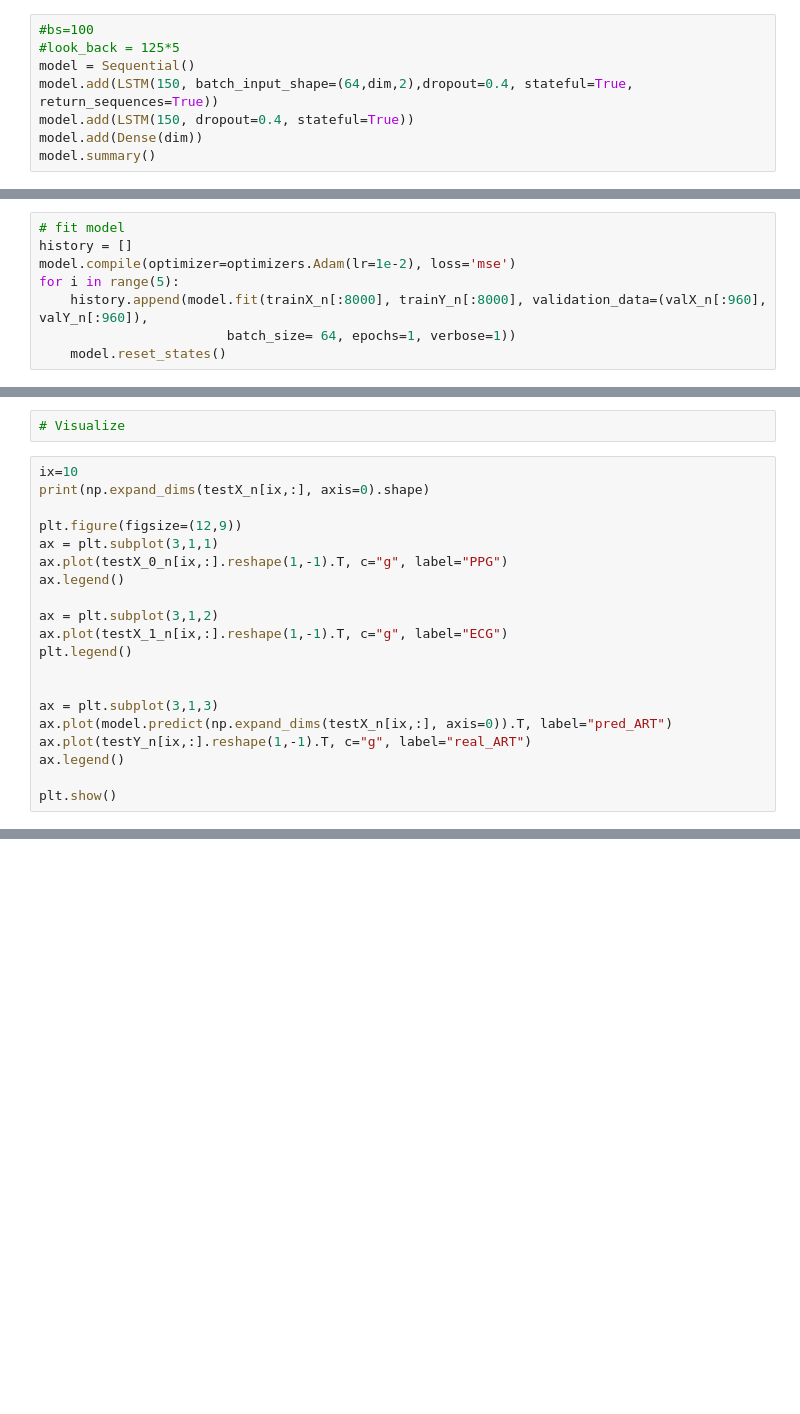
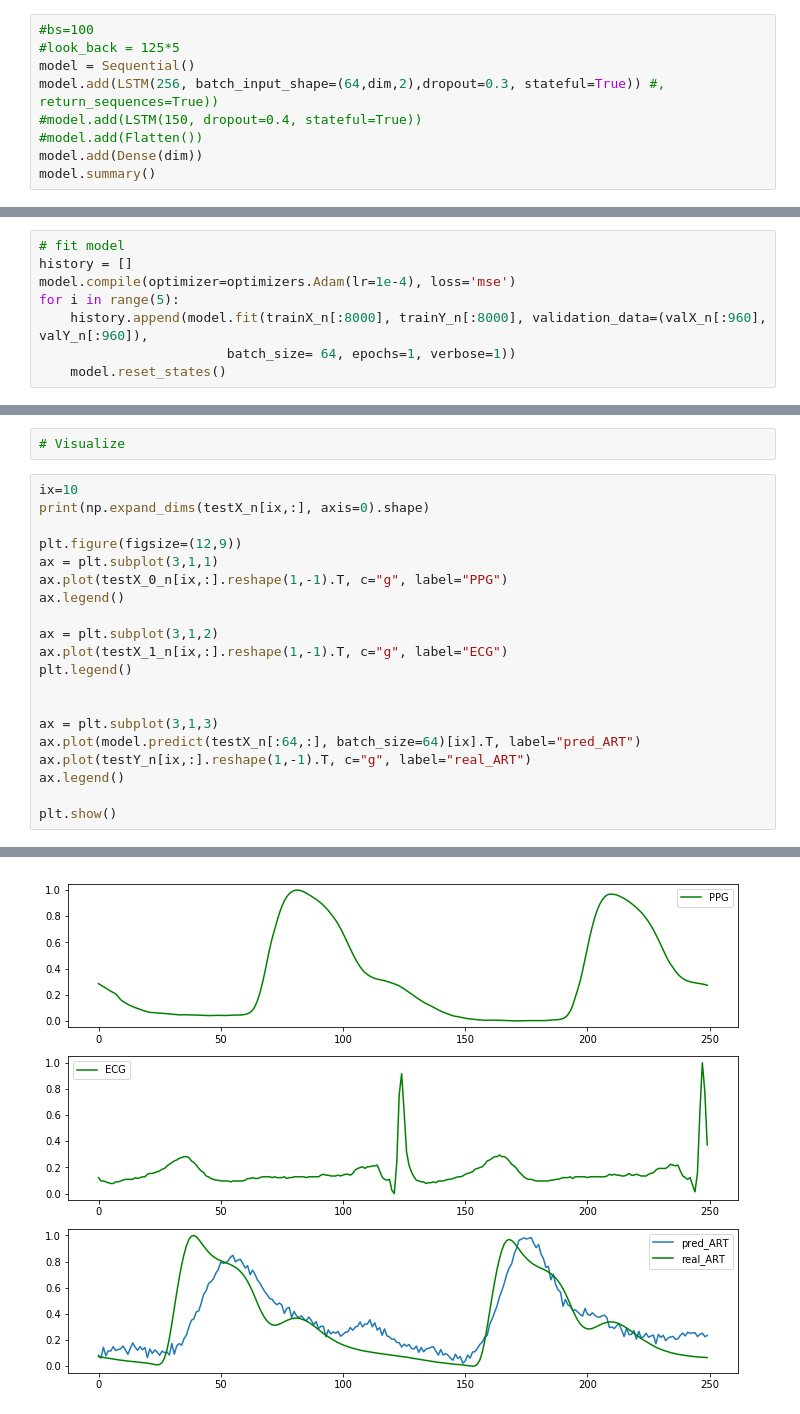
Before and after one commit to xrafael/ecgPpg2Art, a Jupyter notebook: 2sec/keras_lstm_with_bs.ipynb, the cells around one changed output, grey strips where cells are left out. Saved outputs shown, nothing was run; the diff lists cells and outputs as text; blank space fills up the shorter version.

Commit message:
Adding LSTM with cache

```diff
--- a/2sec/keras_lstm_with_bs.ipynb
+++ b/2sec/keras_lstm_with_bs.ipynb
@@ -113,8 +113,9 @@ print(trainX_n.shape, valX_n.shape, testX_n.shape, trainY_n.shape, valY_n.shape,
 #bs=100
 #look_back = 125*5
 model = Sequential()
-model.add(LSTM(150, batch_input_shape=(64,dim,2),dropout=0.4, stateful=True, return_sequences=True))
-model.add(LSTM(150, dropout=0.4, stateful=True))
+model.add(LSTM(256, batch_input_shape=(64,dim,2),dropout=0.3, stateful=True)) #, return_sequences=True))
+#model.add(LSTM(150, dropout=0.4, stateful=True))
+#model.add(Flatten())
 model.add(Dense(dim))
 model.summary()
 # %% [output]
@@ -134,7 +133,7 @@ _________________________________________________________________
 # %%
 # fit model
 history = []
-model.compile(optimizer=optimizers.Adam(lr=1e-2), loss='mse')
+model.compile(optimizer=optimizers.Adam(lr=1e-4), loss='mse')
 for i in range(5):
     history.append(model.fit(trainX_n[:8000], trainY_n[:8000], validation_data=(valX_n[:960], valY_n[:960]),
                         batch_size= 64, epochs=1, verbose=1))
@@ -214,8 +223,9 @@ plt.legend()
 
 
 ax = plt.subplot(3,1,3)
-ax.plot(model.predict(np.expand_dims(testX_n[ix,:], axis=0)).T, label="pred_ART")
+ax.plot(model.predict(testX_n[:64,:], batch_size=64)[ix].T, label="pred_ART")
 ax.plot(testY_n[ix,:].reshape(1,-1).T, c="g", label="real_ART")
 ax.legend()
 
 plt.show()
+# %% [output]
@@ -221,0 +233 @@ plt.show()
+[figure, added]
```
Also changed, not shown: parts of 7 cells of this notebook, 30 other files.
